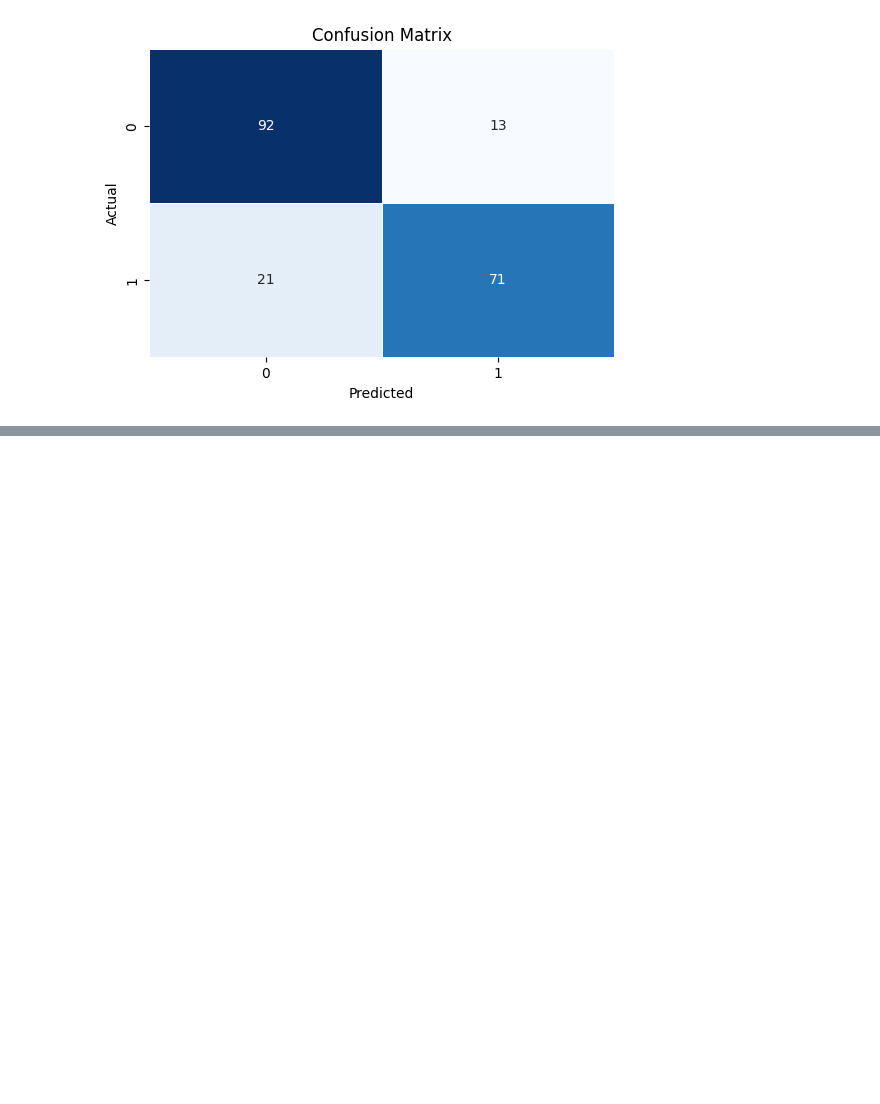
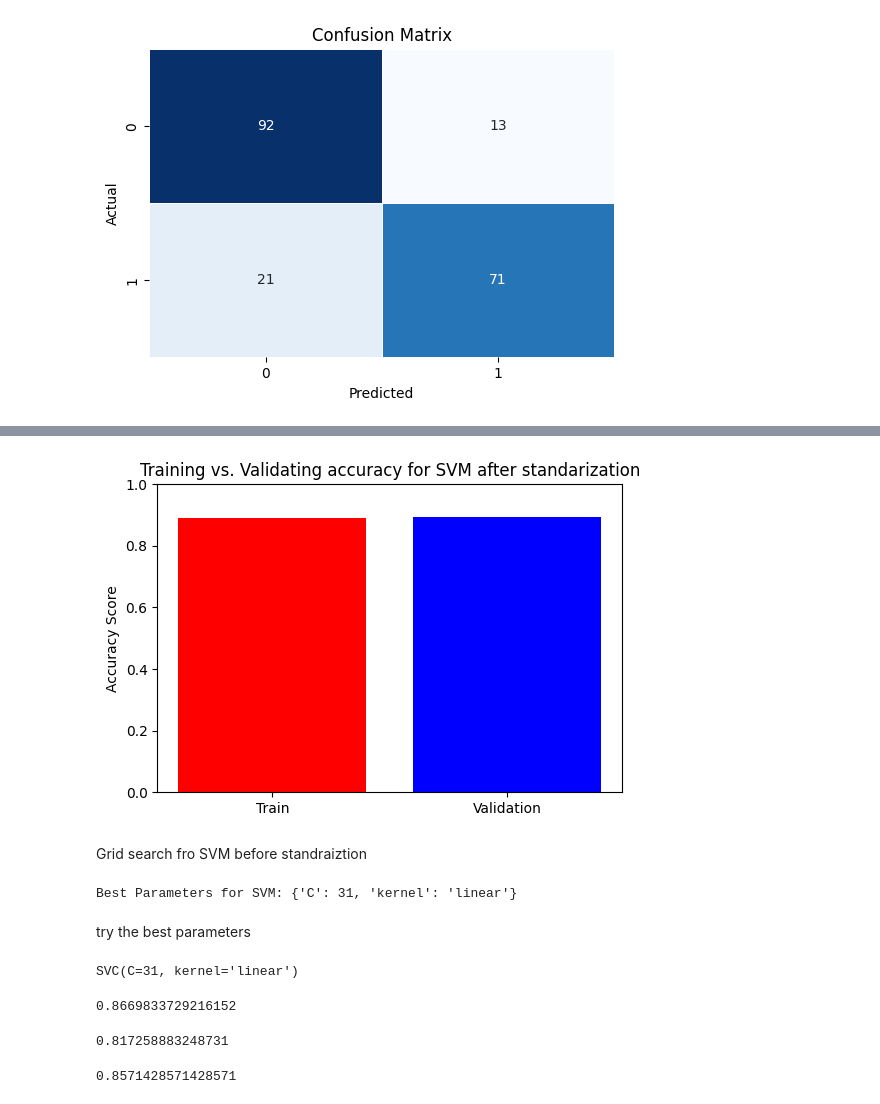
Before and after one commit to MoBialyy/MLprojHeartFailure, a Jupyter notebook: mL_project_(1)[1].ipynb, the cells around one changed output, grey strips where cells are left out. Cells and saved outputs as stored; diff of their text form; code cells hidden in the pictures; blank space fills up the shorter version.

```diff
--- a/mL_project_(1)[1].ipynb
+++ b/mL_project_(1)[1].ipynb
@@ -964,0 +1094,11 @@ plt.show()
+# %%
+plt.figure(figsize=(6, 4))
+plt.bar(['Train', 'Validation'], [train_accuracy_svm_1,validation_accuracy_svm_1], color=['red', 'blue'])
+plt.title('Training vs. Validating accuracy for SVM after standarization')
+plt.ylabel('Accuracy Score')
+plt.ylim(0, 1)
+plt.show()
+# %% [output]
+[figure, added]
+# %% [markdown]
+Grid search fro SVM before standraiztion
@@ -964,0 +1111,7 @@ plt.show()
+# %%
+clf.fit(X_train, y_train)
+print("\nBest Parameters for SVM:", clf.best_params_)
+# %% [output]
+Best Parameters for SVM: {'C': 31, 'kernel': 'linear'}
+# %% [markdown]
+try the best parameters
@@ -964,0 +1120,19 @@ plt.show()
+# %%
+model_svm_grid.fit(X_train,y_train)
+# %% [output]
+SVC(C=31, kernel='linear')
+# %%
+train_accuracy_svm_grid = model_svm_grid.score(X_train,y_train)
+train_accuracy_svm_grid
+# %% [output]
+0.8669833729216152
+# %%
+test_accuracy_svm_grid = model_svm_grid.score(X_test,y_test)
+test_accuracy_svm_grid
+# %% [output]
+0.817258883248731
+# %%
+validation_accuracy_svm_grid = model_svm_grid.score(X_val,y_val)
+validation_accuracy_svm_grid
+# %% [output]
+0.8571428571428571
```
Also changed, not shown: parts of 44 cells of this notebook.
